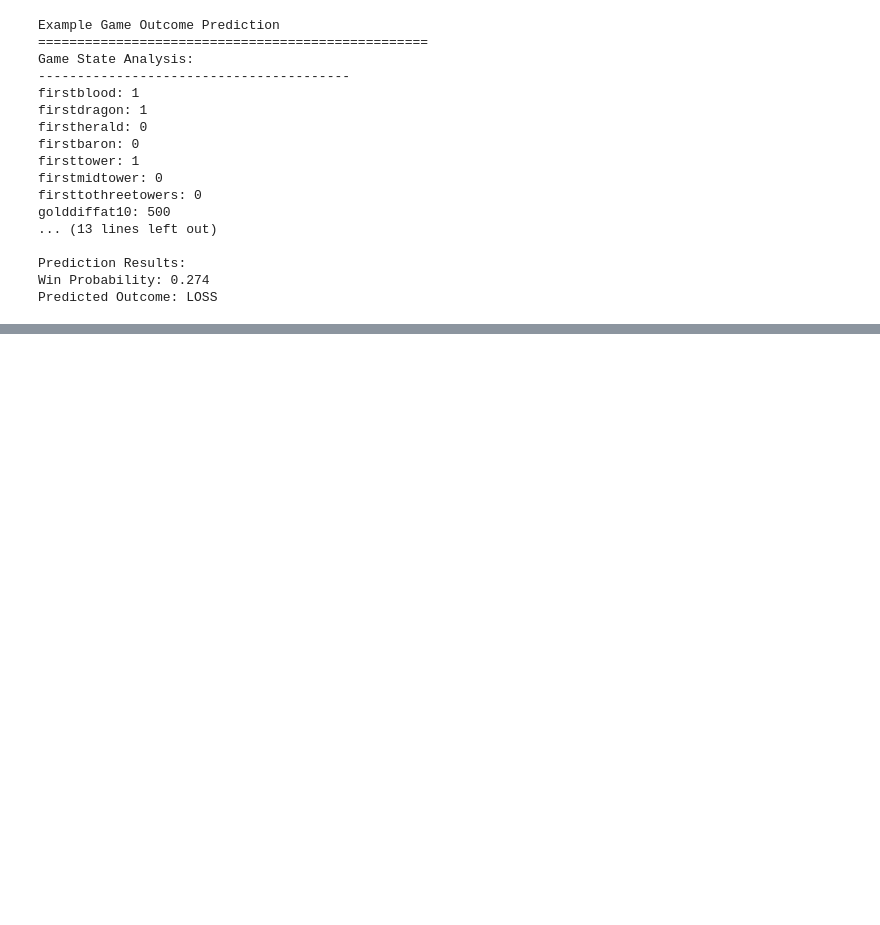
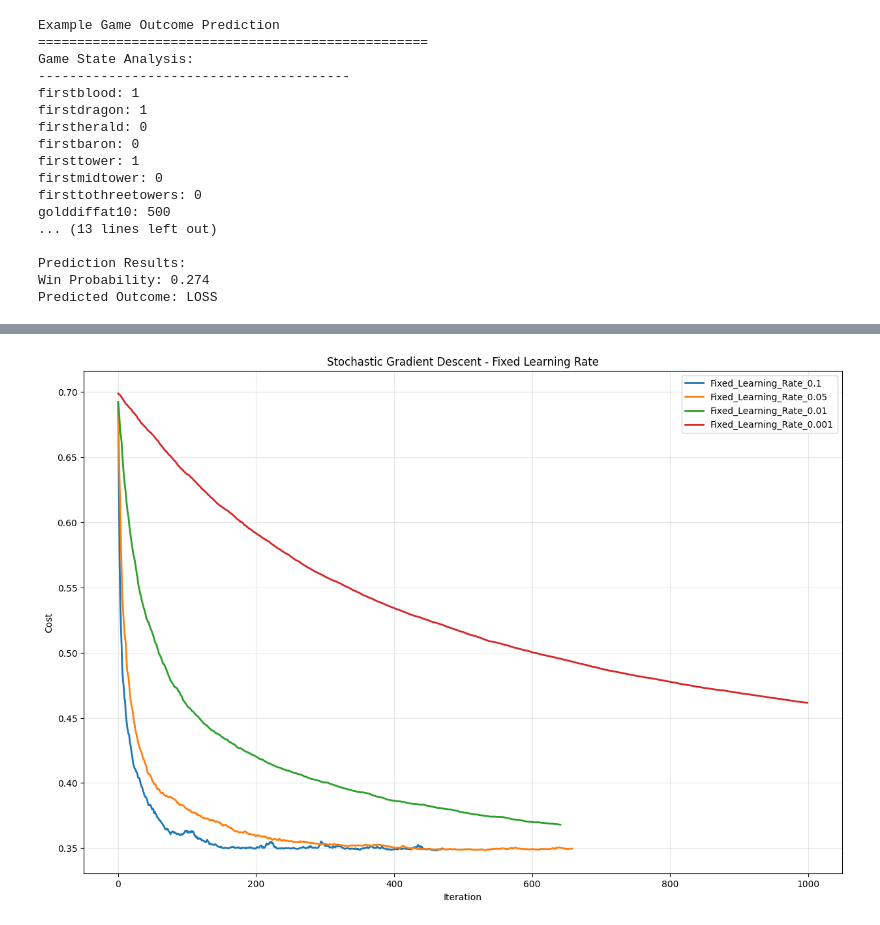
Before and after one commit to duytanisme/optimization-lol-predictor, a Jupyter notebook: notebooks/approx.ipynb, the cells around one changed output, grey strips where cells are left out. Drawn from its saved outputs; the diff is of its cells as text; code cells hidden in the pictures; blank space fills up the shorter version.

```diff
--- a/notebooks/approx.ipynb
+++ b/notebooks/approx.ipynb
@@ -22,6 +23,11 @@ warnings.filterwarnings("ignore")
 
 # Set random seed for reproducibility
 np.random.seed(42)
+# %%
+ROOT_DIR = Path("..")
+DATA_DIR = ROOT_DIR / "data"
+SOURCE_DIR = DATA_DIR / "source"
+OUTPUT_DIR = DATA_DIR / "output"
 # %%
 def load_and_preprocess_data():
     """
@@ -810,0 +1169,21 @@ Predicted Outcome: LOSS
+# %%
+# Plot cost function convergence for all methods
+plt.figure(figsize=(15, 10))
+
+# Cost function comparison
+# plt.subplot(2, 2, 1)
+for method_name, model in models.items():
+    plt.plot(
+        model.iteration_history,
+        model.cost_history,
+        label=f"{method_name.title()}",
+        linewidth=2,
+    )
+plt.title("Stochastic Gradient Descent - Fixed Learning Rate")
+plt.xlabel("Iteration")
+plt.ylabel("Cost")
+plt.legend()
+plt.grid(True, alpha=0.3)
+plt.savefig(OUTPUT_DIR / "sgd_fixed_learning_rate_comparison.png")
+# %% [output]
+[figure, added]
```
Also changed, not shown: parts of 8 cells of this notebook, 2 other files.
